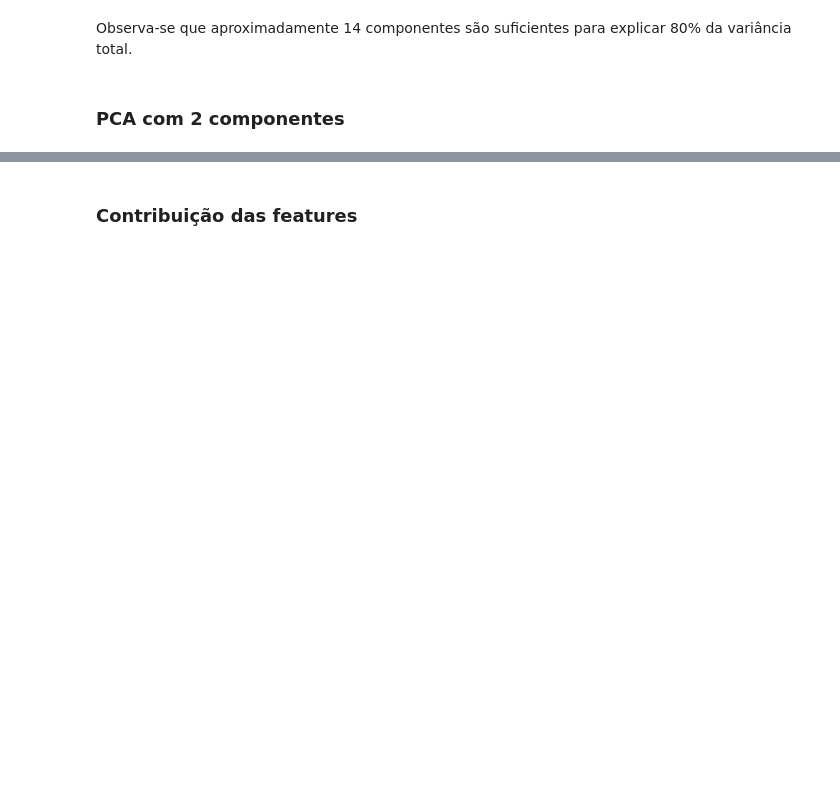
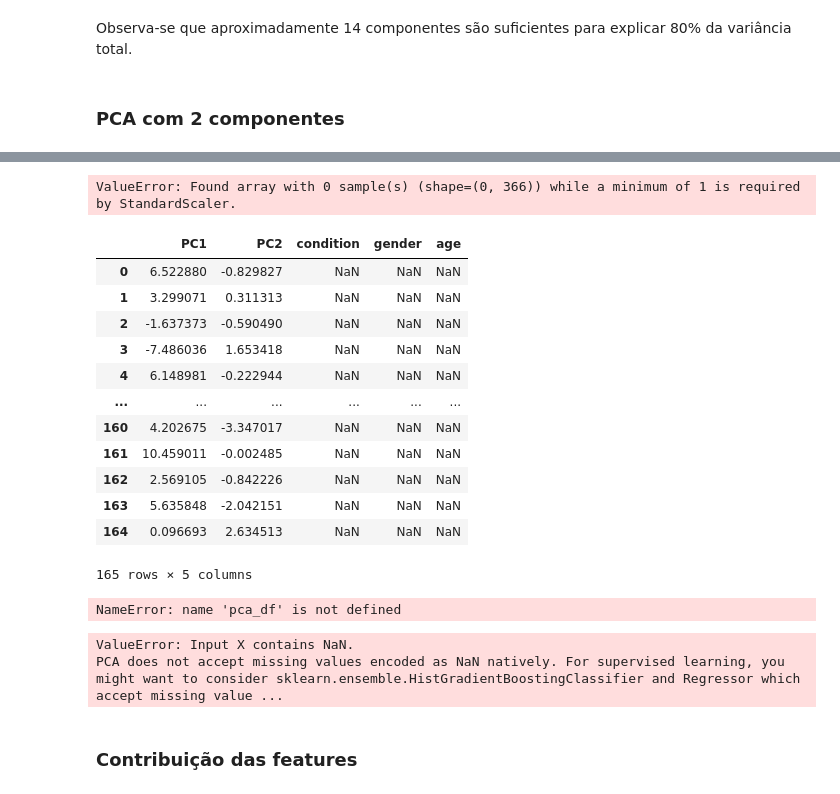
Before and after one commit to annesantos1990/TCC, a Jupyter notebook: notebook/03_pca_node_features.ipynb, the cells around one changed output, grey strips where cells are left out. Saved outputs shown, nothing was run; the diff lists cells and outputs as text; code cells hidden in the pictures; blank space fills up the shorter version.

```diff
--- a/notebook/03_pca_node_features.ipynb
+++ b/notebook/03_pca_node_features.ipynb
@@ -135,0 +264,29 @@ clusters?
+# %%
+df_dataset = df_dataset.rename(columns={
+    "Gender_ 1=female_2=male": "gender",
+    "Age": "age",
+    "Handedness": "handedness",
+    "Education": "education",
+    "DRUG_0=negative_1=Positive": "drug",
+    "Smoking_num_(Non-smoker=1, Occasional Smoker=2, Smoker=3)": "smoking",
+    "SKID_Diagnoses": "skid_diagnoses",
+    "SKID_Diagnoses 1": "skid_diagnoses_1",
+    "SKID_Diagnoses 2": "skid_diagnoses_2",
+    "Comments_SKID_assessment": "comments_skid_assessment",
+    "Hamilton_Scale": "hamilton_scale",
+    "BSL23_sumscore": "bsl23_sumscore",
+    "BSL23_behavior": "bsl23_behavior",
+    "AUDIT": "audit",
+    "Standard_Alcoholunits_Last_28days": "standard_alcoholunits_last_28days",
+    "Alcohol_Dependence_In_1st-3rd_Degree_relative": "alcohol_dependence_in_1st_3rd_degree_relative",
+    "Relationship_Status": "relationship_status"
+})
+# %%
+X = df_dataset[NODE_FEATURES]
+
+# remover linhas com NaN mantendo alinhamento
+valid_idx = X.dropna().index
+X_clean = X_clean.loc[valid_idx].reset_index(drop=True)
+meta_clean = meta_clean.loc[valid_idx].reset_index(drop=True)
+
+X_clean.shape
@@ -135,0 +341,29 @@ clusters?
+# %%
+scaler = StandardScaler()
+X_scaled = scaler.fit_transform(X_clean)
+
+pca = PCA(n_components=2)
+X_pca = pca.fit_transform(X_scaled)
+
+pca_df = pd.DataFrame(X_pca, columns=["PC1", "PC2"])
+pca_df["condition"] = meta_clean["condition"]
+pca_df["gender"] = meta_clean["gender"]
+pca_df["age"] = meta_clean["age"]
+# %% [output]
+ValueError: Found array with 0 sample(s) (shape=(0, 366)) while a minimum of 1 is required by StandardScaler.
+# %%
+pca_df
+# %% [output]
+|  | PC1 | PC2 | condition | gender | age |
+| 0 | 6.522880 | -0.829827 | NaN | NaN | NaN |
+| 1 | 3.299071 | 0.311313 | NaN | NaN | NaN |
+| 2 | -1.637373 | -0.590490 | NaN | NaN | NaN |
+| 3 | -7.486036 | 1.653418 | NaN | NaN | NaN |
+| 4 | 6.148981 | -0.222944 | NaN | NaN | NaN |
+| ... | ... | ... | ... | ... | ... |
+| 160 | 4.202675 | -3.347017 | NaN | NaN | NaN |
+| 161 | 10.459011 | -0.002485 | NaN | NaN | NaN |
+| 162 | 2.569105 | -0.842226 | NaN | NaN | NaN |
+| 163 | 5.635848 | -2.042151 | NaN | NaN | NaN |
+| 164 | 0.096693 | 2.634513 | NaN | NaN | NaN |
+165 rows × 5 columns
@@ -136,3 +385,23 @@ clusters?
+# %%
+pca_df
+# %% [output]
+NameError: name 'pca_df' is not defined
+# %%
+pca_3 = PCA(n_components=2)
+pca_3.fit(df_dataset[NODE_FEATURES])
+
+X_pca_3 = pca_3.transform(df_dataset[NODE_FEATURES])
+
+df_pca_3 = pd.DataFrame(X_pca_3, columns=["PC1", "PC2"])
+df_pca_3["age"] = df_dataset["age"]
+df_pca_3["gender"] = df_dataset["gender"]
+df_pca_3["condition"] = df_dataset["condition"]
+
+fig = px.scatter(df_pca_3, x="PC1", y="PC2", color="gender", opacity=0.8)
+fig.show()
+# %% [output]
+ValueError: Input X contains NaN.
+PCA does not accept missing values encoded as NaN natively. For supervised learning, you might want to consider sklearn.ensemble.HistGradientBoostingClassifier and Regressor which accept missing value ...
 # %% [markdown]
 ### Contribuição das features
 # %%
```
Also changed, not shown: parts of 26 cells of this notebook, 4 other files.
